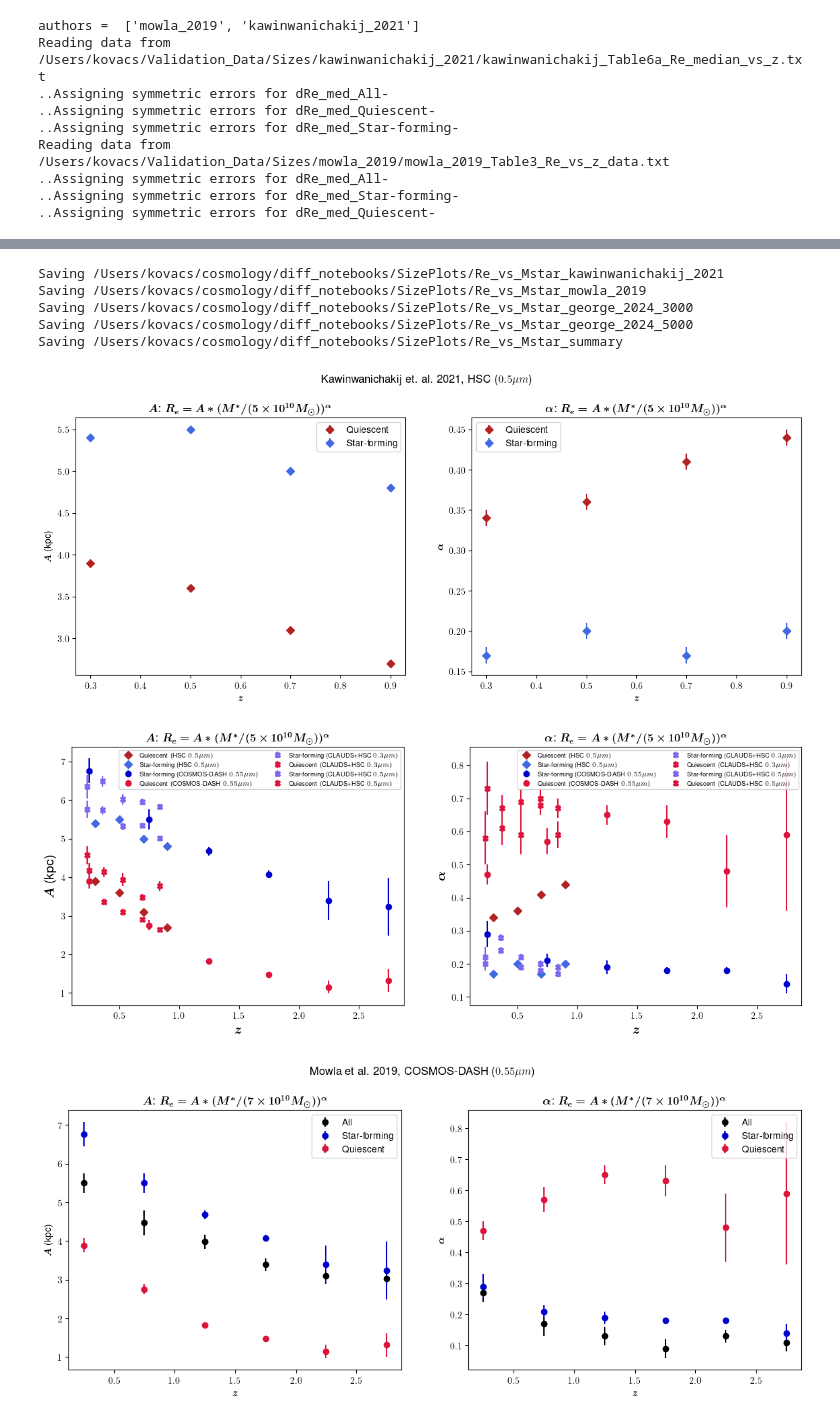
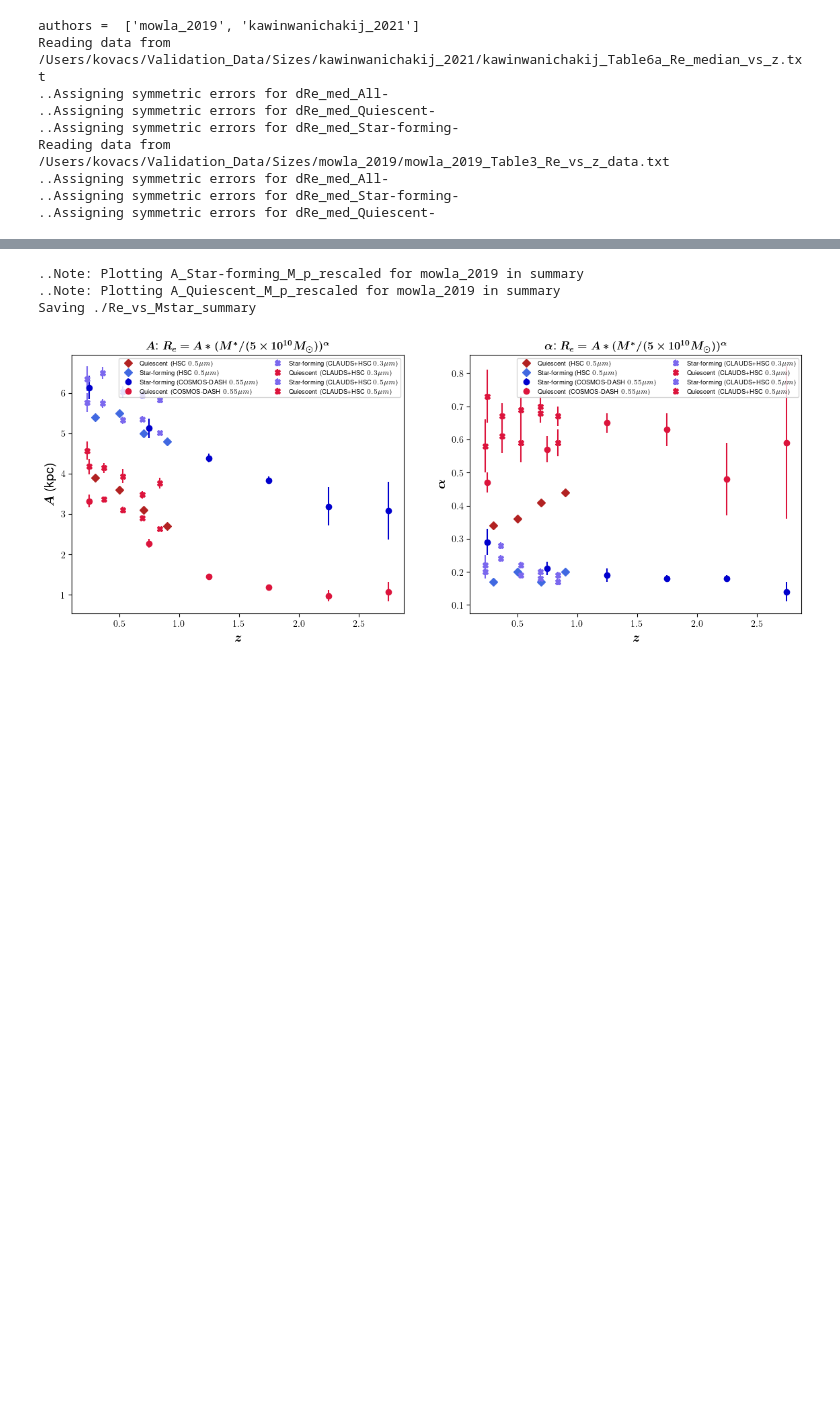
Before and after one commit to ArgonneCPAC/diffaux, a Jupyter notebook: notebooks/GalaxySizes.ipynb, the cells around one changed output, grey strips where cells are left out. Drawn from its saved outputs; the diff is of its cells as text; code cells hidden in the pictures; blank space fills up the shorter version.

```diff
--- a/notebooks/GalaxySizes.ipynb
+++ b/notebooks/GalaxySizes.ipynb
@@ -725,18 +615,0 @@ def plot_Re_vs_z_Mstar_fits(data, author, validation_info, plotdir=os.path.join(
-# %%
-def make_data_plots(data, validation_info, authors, info_keys = ['Re_vs_Mstar', 'Re_vs_z'],
-                    summary_only=False, plttype='.png', fits={}, xpltname='',):
-    sum_fig = None
-    sum_ax = None
-    for author in authors:
-        for key in info_keys:
-            plotter = validation_info[key]['plotter']
-            pltname = '_'.join([key, '{}', xpltname]) if xpltname else '_'.join([key, '{}'])
-            pltname = pltname + plttype
-            if key in data.keys() and author in data[key].keys():
-                save_summary = (author == authors[-1])
-                sum_fig, sum_ax = plotter(data[key][author], author, validation_info[key],
-                                          pltname='{}_{{}}'.format(key), summary_only=summary_only,
-                                          summary_fig=sum_fig, summary_ax=sum_ax, save_summary=save_summary)
-
-
-make_data_plots(data, validation_info, authors, info_keys=['Re_vs_z'], summary_only=True)
@@ -745,0 +616,7 @@ Saving /Users/kovacs/cosmology/diff_notebooks/SizePlots/Re_vs_z_summary
+# %%
+authors_rd = get_author_list(validation_info['Re_vs_Mstar_data'])
+Rddata = {}
+for author in authors_rd:
+    samples = validation_info['Re_vs_Mstar_data'][author]['samples']
+    for sample in samples:
+        Rddata = read_size_data(Rddata, authors_rd, info_key='Re_vs_Mstar_data', sample=sample)
@@ -745,0 +789,16 @@ Saving /Users/kovacs/cosmology/diff_notebooks/SizePlots/Re_vs_z_summary
+# %%
+def make_data_plots(data, validation_info, authors, info_keys = ['Re_vs_Mstar', 'Re_vs_z'],
+                    summary_only=False, plttype='.png', fits={}, xpltname='', plotdir='./'):
+    sum_fig = None
+    sum_ax = None
+    for author in authors:
+        for key in info_keys:
+            plotter = validation_info[key]['plotter']
+            pltname = '_'.join([key, '{}', xpltname]) if xpltname else '_'.join([key, '{}'])
+            pltname = pltname + plttype
+            if key in data.keys() and author in data[key].keys():
+                save_summary = (author == authors[-1])
+                sum_fig, sum_ax = plotter(data[key][author], author, validation_info[key],
+                                          pltname='{}_{{}}'.format(key), summary_only=summary_only, plotdir=plotdir,
+                                          summary_fig=sum_fig, summary_ax=sum_ax, save_summary=save_summary)
+    return
@@ -746,11 +814,7 @@ Saving /Users/kovacs/cosmology/diff_notebooks/SizePlots/Re_vs_z_summary
 # %%
-make_data_plots(Rmdata, validation_info, authors_rm, info_keys=['Re_vs_Mstar'], summary_only=False)
+make_data_plots(Rmdata, validation_info, authors_rm, info_keys=['Re_vs_Mstar'], summary_only=True)
 # %% [output]
-Saving /Users/kovacs/cosmology/diff_notebooks/SizePlots/Re_vs_Mstar_kawinwanichakij_2021
-Saving /Users/kovacs/cosmology/diff_notebooks/SizePlots/Re_vs_Mstar_mowla_2019
-Saving /Users/kovacs/cosmology/diff_notebooks/SizePlots/Re_vs_Mstar_george_2024_3000
-Saving /Users/kovacs/cosmology/diff_notebooks/SizePlots/Re_vs_Mstar_george_2024_5000
-Saving /Users/kovacs/cosmology/diff_notebooks/SizePlots/Re_vs_Mstar_summary
+..Note: Plotting A_Star-forming_M_p_rescaled for mowla_2019 in summary
+..Note: Plotting A_Quiescent_M_p_rescaled for mowla_2019 in summary
+Saving ./Re_vs_Mstar_summary
-[figure, old version]
+[figure, new version]
-[figure, removed]
-[figure, removed]
```
Also changed, not shown: parts of 12 cells of this notebook, 38 other files.
